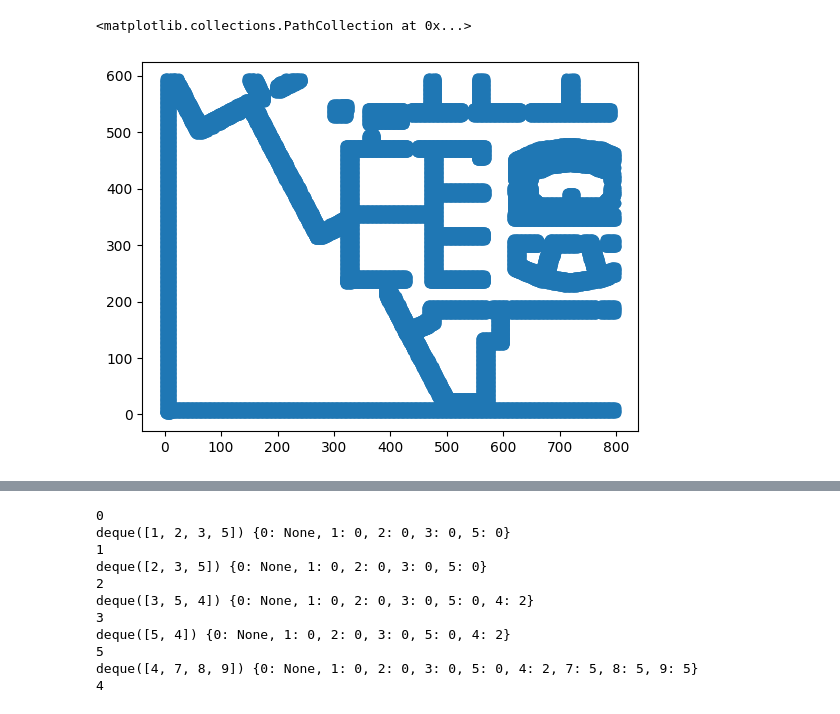
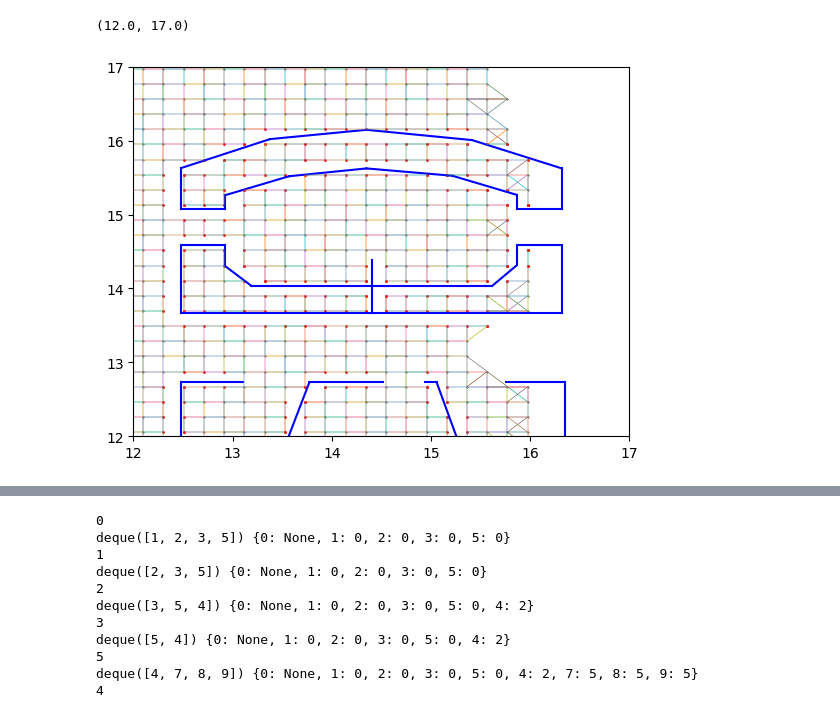
Before and after one commit to leaguilar/pysovist, a Jupyter notebook: example.ipynb, the cells around one changed output, grey strips where cells are left out. Saved outputs shown, nothing was run; the diff lists cells and outputs as text; code cells hidden in the pictures.

```diff
--- a/example.ipynb
+++ b/example.ipynb
@@ -23,17 +25,61 @@ vis_2d.detect_boundaries(return_dense=False)
 #vis_2d.view_areas(dark=False)
 # %%
 import matplotlib.pyplot as plt
-from io_src.import_image import import_img
 import numpy as np
+from scipy.spatial import KDTree
+from functools import reduce
+from src.graph_2d import knn_graph, centrality
 
-img = import_img('../lines_hospital.png',20,crop_extents=[0,0.8,0,0.8])
-mask = img>0.7
-img[mask] = 0
-#edges_pts = np.argwhere(np.nonzero(img))
-edges_pts = np.argwhere(img)
-plt.scatter(edges_pts[:,1],edges_pts[:,0])
-#plt.imshow(img)
-#plt.colorbar()
+grid = vis_2d.results['grid_bounds']
+plan = vis_2d.data['plan']
+
+edges = knn_graph(grid)
+bb_e_x_l = grid[edges,0].min(axis=1)
+bb_e_x_u = grid[edges,0].max(axis=1)
+bb_e_y_l = grid[edges,1].min(axis=1)
+bb_e_y_u = grid[edges,1].max(axis=1)
+bb_w_x_l = plan[...,0].min(axis=1)
+bb_w_x_u = plan[...,0].max(axis=1)
+bb_w_y_l = plan[...,1].min(axis=1)
+bb_w_y_u = plan[...,1].max(axis=1)
+#to be excluded from line intersection
+w_ex_x_l = [np.where(bb_e_x_u<i) for i in bb_w_x_l]
+w_ex_x_u = [np.where(bb_e_x_l>i) for i in bb_w_x_u]
+w_ex_y_l = [np.where(bb_e_y_u<i) for i in bb_w_y_l]
+w_ex_y_u = [np.where(bb_e_y_l>i) for i in bb_w_y_u]
+sets_u = [reduce(np.union1d,arrays) for arrays in zip(w_ex_x_l,w_ex_x_u,w_ex_y_l,w_ex_y_u)]
+a = np.tile(np.arange(edges.shape[0]),len(sets_u)).reshape(len(sets_u),edges.shape[0])
+sets = [reduce(np.setdiff1d,arrays) for arrays in zip(np.tile(np.arange(edges.shape[0]),len(sets_u)).reshape(len(sets_u),edges.shape[0]),sets_u)]
+
+def segment_intersection_mask(a, b, idx, eps=1e-12):
+    p = a[0]
+    r = a[1]-a[0]
+    q = b[0]
+    s = b[1]-b[0]
+    denom = r[0]*s[1]-r[1]*s[0]
+    if abs(denom)<eps:
+        return  # collinear
+    qp = q-p
+    t = (qp[0]*s[1]-qp[1]*s[0])/denom
+    u = (qp[0]*r[1]-qp[1]*r[0])/denom
+    if (0<=t<=1) and (0<=u<=1):
+        return int(idx)
+    else:
+        return
+masks = [segment_intersection_mask(grid[edges[q]],plan[st],q) for st,i in enumerate(sets) for q in i]
+masks = np.array([element if type(element)==int else -1 for element in masks])
+masks = masks[masks>=0]
+edges_d = edges[masks]
+edges = np.delete(edges,masks,axis=0)
+for item in vis_2d.data['plan']:
+    plt.plot(item[:,0],item[:,1],c='b')
+plt.scatter(grid[:,0],grid[:,1],c='k',s=0.1)
+plt.scatter(grid[edges_d[:,0],0],grid[edges_d[:,0],1],s=0.5,c='r')
+plt.scatter(grid[edges_d[:,1],0],grid[edges_d[:,1],1],s=0.5,c='r')
+for edge in edges:
+    plt.plot([grid[edge[0],0],grid[edge[1],0]],[grid[edge[0],1],grid[edge[1],1]],linewidth=0.3)
+plt.xlim(12,17)
+plt.ylim(12,17)
 # %% [output]
-<matplotlib.collections.PathCollection at 0x...>
+(12.0, 17.0)
-[figure, old version]
+[figure, new version]
```
Also changed, not shown: parts of 4 cells of this notebook, 6 other files.
